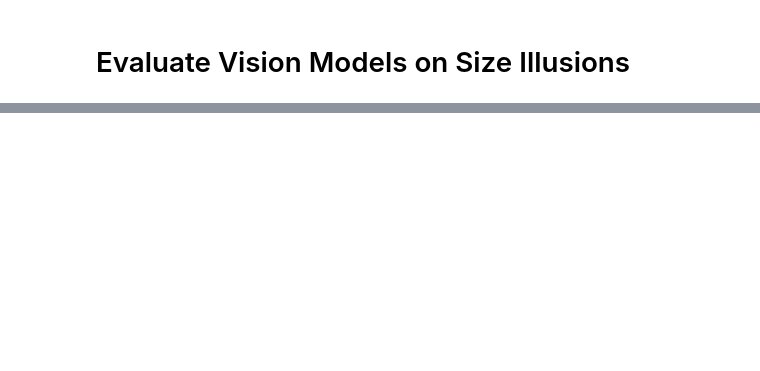
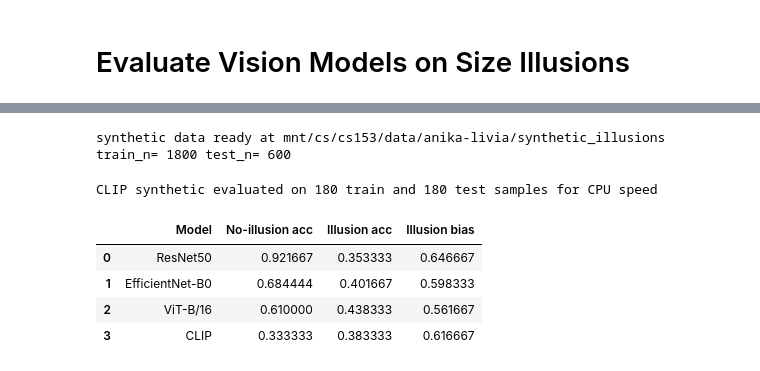
Before and after one commit to thecoolanika/computerVisionFinal, a Jupyter notebook: notebooks/evaluate_models.ipynb, the cells around one changed output, grey strips where cells are left out. Drawn from its saved outputs; the diff is of its cells as text; code cells hidden in the pictures; blank space fills up the shorter version.

```diff
--- a/notebooks/evaluate_models.ipynb
+++ b/notebooks/evaluate_models.ipynb
@@ -57,9 +64,15 @@ device
 # %%
 data_root = DATA_ROOT / 'synthetic_illusions'
 data_root.mkdir(parents=True, exist_ok=True)
-generate_dataset(data_root, 'train', 2400, with_context=False, seed=10)
-generate_dataset(data_root, 'test', 900, with_context=True, seed=11)
-print('synthetic data ready at', data_root)
+# Regenerates train+test PNGs (PIL); ~1–4 min for 2400 images on a typical laptop.
+# Larger split helps the 5-way probe; doubles regen + feature extraction time vs 900/300.
+train_n = 1800
+test_n = 600
+generate_dataset(data_root, 'train', train_n, with_context=False, seed=10)
+generate_dataset(data_root, 'test', test_n, with_context=True, seed=11)
+print('synthetic data ready at', data_root, 'train_n=', train_n, 'test_n=', test_n)
+# %% [output]
+synthetic data ready at mnt/cs/cs153/data/anika-livia/synthetic_illusions train_n= 1800 test_n= 600
 # %%
 resnet, res_tfm, res_dim = build_resnet50(device)
 effnet, eff_tfm, eff_dim = build_efficientnet_b0(device)
@@ -103,52 +123,55 @@ def label_from_text(x):
         return "equal"
     return None
 # %%
-train_rows = SyntheticIllusionDataset(data_root, "train", transform=res_tfm).rows
-gt_train = torch.tensor([{"left": 0, "right": 1, "equal": 2}[r["ground_truth"]] for r in train_rows])
-x_train_r, _, _ = extract_features(resnet, SyntheticIllusionDataset(data_root, "train", transform=res_tfm), device)
-x_train_e, _, _ = extract_features(effnet, SyntheticIllusionDataset(data_root, "train", transform=eff_tfm), device)
-x_train_v, _, _ = extract_features(vit, SyntheticIllusionDataset(data_root, "train", transform=vit_tfm), device)
-pred_train_r, _ = predict_probe(head_r.to("cpu"), x_train_r)
-pred_train_e, _ = predict_probe(head_e.to("cpu"), x_train_e)
-pred_train_v, _ = predict_probe(head_v.to("cpu"), x_train_v)
+gt_train = y_tr
 no_ill_acc_r, _ = acc_and_bias(pred_train_r, gt_train)
-no_ill_acc_e, _ = acc_and_bias(pred_train_e, gt_train)
-no_ill_acc_v, _ = acc_and_bias(pred_train_v, gt_train)
+no_ill_acc_e, _ = acc_and_bias(pred_train_e, y_tr_e)
+no_ill_acc_v, _ = acc_and_bias(pred_train_v, y_tr_v)
 
-test_gt = torch.tensor([{"left": 0, "right": 1, "equal": 2}[r["ground_truth"]] for r in rows_te])
+test_gt = y_te
 ill_acc_r, ill_bias_r = acc_and_bias(pred_r, test_gt)
-ill_acc_e, ill_bias_e = acc_and_bias(pred_e, test_gt)
-ill_acc_v, ill_bias_v = acc_and_bias(pred_v, test_gt)
+ill_acc_e, ill_bias_e = acc_and_bias(pred_e, y_te_e)
+ill_acc_v, ill_bias_v = acc_and_bias(pred_v, y_te_v)
 
-clip_train = SyntheticIllusionDataset(data_root, "train", transform=None)
-clip_test = SyntheticIllusionDataset(data_root, "test", transform=None)
+clip_train = SyntheticIllusionDataset(data_root, 'train', transform=None)
+clip_test = SyntheticIllusionDataset(data_root, 'test', transform=None)
+clip_train_max = min(180, len(clip_train))
+clip_test_max = min(180, len(clip_test))
 clip_pred_train, clip_gt_train = [], []
-for i in range(len(clip_train)):
-    im, y, _ = clip_train[i]
-    p, _, _ = clip_predict(clip_model, clip_processor, im, device=device)
-    clip_pred_train.append({"left": 0, "right": 1, "equal": 2}[p])
+for i in range(clip_train_max):
+    im, y, row = clip_train[i]
+    p, _, _ = clip_predict(clip_model, clip_processor, im, row=row, device=device)
+    clip_pred_train.append(LABEL_TO_ID[p])
     clip_gt_train.append(y)
 clip_pred_test, clip_gt_test = [], []
-for i in range(len(clip_test)):
-    im, y, _ = clip_test[i]
-    p, _, _ = clip_predict(clip_model, clip_processor, im, device=device)
-    clip_pred_test.append({"left": 0, "right": 1, "equal": 2}[p])
+for i in range(clip_test_max):
+    im, y, row = clip_test[i]
+    p, _, _ = clip_predict(clip_model, clip_processor, im, row=row, device=device)
+    clip_pred_test.append(LABEL_TO_ID[p])
     clip_gt_test.append(y)
 clip_pred_train = torch.tensor(clip_pred_train)
 clip_gt_train = torch.tensor(clip_gt_train)
 clip_pred_test = torch.tensor(clip_pred_test)
 clip_gt_test = torch.tensor(clip_gt_test)
 no_ill_acc_c, _ = acc_and_bias(clip_pred_train, clip_gt_train)
 ill_acc_c, ill_bias_c = acc_and_bias(clip_pred_test, clip_gt_test)
 
 synthetic_results = pd.DataFrame(
     [
-        ["ResNet50", no_ill_acc_r, ill_acc_r, ill_bias_r],
-        ["EfficientNet-B0", no_ill_acc_e, ill_acc_e, ill_bias_e],
-        ["ViT-B/16", no_ill_acc_v, ill_acc_v, ill_bias_v],
-        ["CLIP", no_ill_acc_c, ill_acc_c, ill_bias_c],
+        ['ResNet50', no_ill_acc_r, ill_acc_r, ill_bias_r],
+        ['EfficientNet-B0', no_ill_acc_e, ill_acc_e, ill_bias_e],
+        ['ViT-B/16', no_ill_acc_v, ill_acc_v, ill_bias_v],
+        ['CLIP', no_ill_acc_c, ill_acc_c, ill_bias_c],
     ],
-    columns=["Model", "No-illusion acc", "Illusion acc", "Illusion bias"],
+    columns=['Model', 'No-illusion acc', 'Illusion acc', 'Illusion bias'],
 )
+print('CLIP synthetic evaluated on', clip_train_max, 'train and', clip_test_max, 'test samples for CPU speed')
 synthetic_results
+# %% [output]
+CLIP synthetic evaluated on 180 train and 180 test samples for CPU speed
+|  | Model | No-illusion acc | Illusion acc | Illusion bias |
+| 0 | ResNet50 | 0.921667 | 0.353333 | 0.646667 |
+| 1 | EfficientNet-B0 | 0.684444 | 0.401667 | 0.598333 |
+| 2 | ViT-B/16 | 0.610000 | 0.438333 | 0.561667 |
+| 3 | CLIP | 0.333333 | 0.383333 | 0.616667 |
 # %%
```
Also changed, not shown: parts of 6 cells of this notebook, 5 other files.
